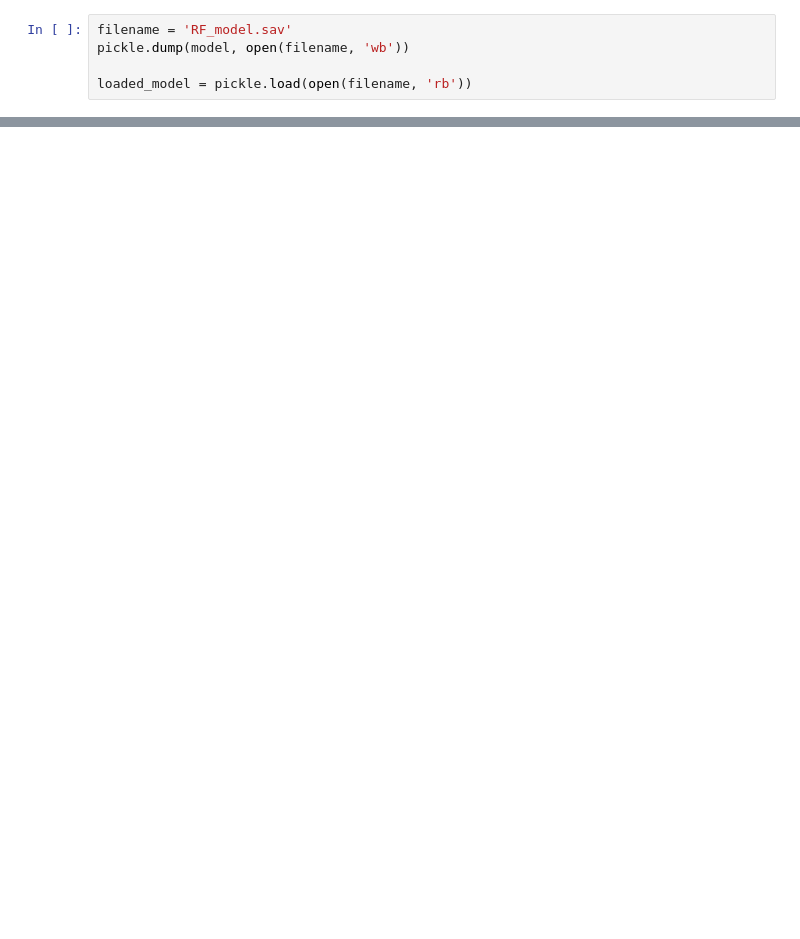
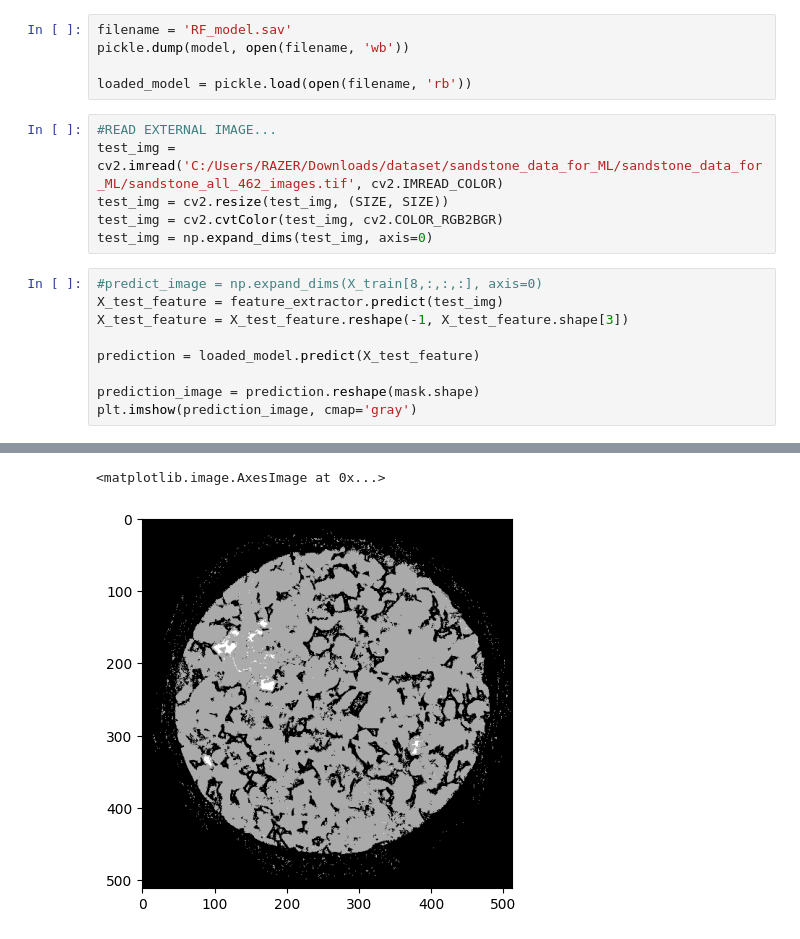
Before and after one commit to RafsanJany-44/Img_PreProcessing, a Jupyter notebook: CNN_Filters/cnn_rf_feature_generation.ipynb, the cells around one changed output, grey strips where cells are left out. Cells and saved outputs as stored; diff of their text form; blank space fills up the shorter version.

```diff
--- a/CNN_Filters/cnn_rf_feature_generation.ipynb
+++ b/CNN_Filters/cnn_rf_feature_generation.ipynb
@@ -127,3 +129,19 @@ filename = 'RF_model.sav'
 pickle.dump(model, open(filename, 'wb'))
 
 loaded_model = pickle.load(open(filename, 'rb'))
+# %%
+#READ EXTERNAL IMAGE...
+test_img = cv2.imread('C:/Users/RAZER/Downloads/dataset/sandstone_data_for_ML/sandstone_data_for_ML/sandstone_all_462_images.tif', cv2.IMREAD_COLOR)
+test_img = cv2.resize(test_img, (SIZE, SIZE))
+test_img = cv2.cvtColor(test_img, cv2.COLOR_RGB2BGR)
+test_img = np.expand_dims(test_img, axis=0)
+# %%
+#predict_image = np.expand_dims(X_train[8,:,:,:], axis=0)
+X_test_feature = feature_extractor.predict(test_img)
+X_test_feature = X_test_feature.reshape(-1, X_test_feature.shape[3])
+
+prediction = loaded_model.predict(X_test_feature)
+
+prediction_image = prediction.reshape(mask.shape)
+plt.imshow(prediction_image, cmap='gray')
+# %% [output]
@@ -129,0 +149,2 @@ loaded_model = pickle.load(open(filename, 'rb'))
+<matplotlib.image.AxesImage at 0x...>
+[figure, added]
```
Also changed, not shown: parts of 2 cells of this notebook.
